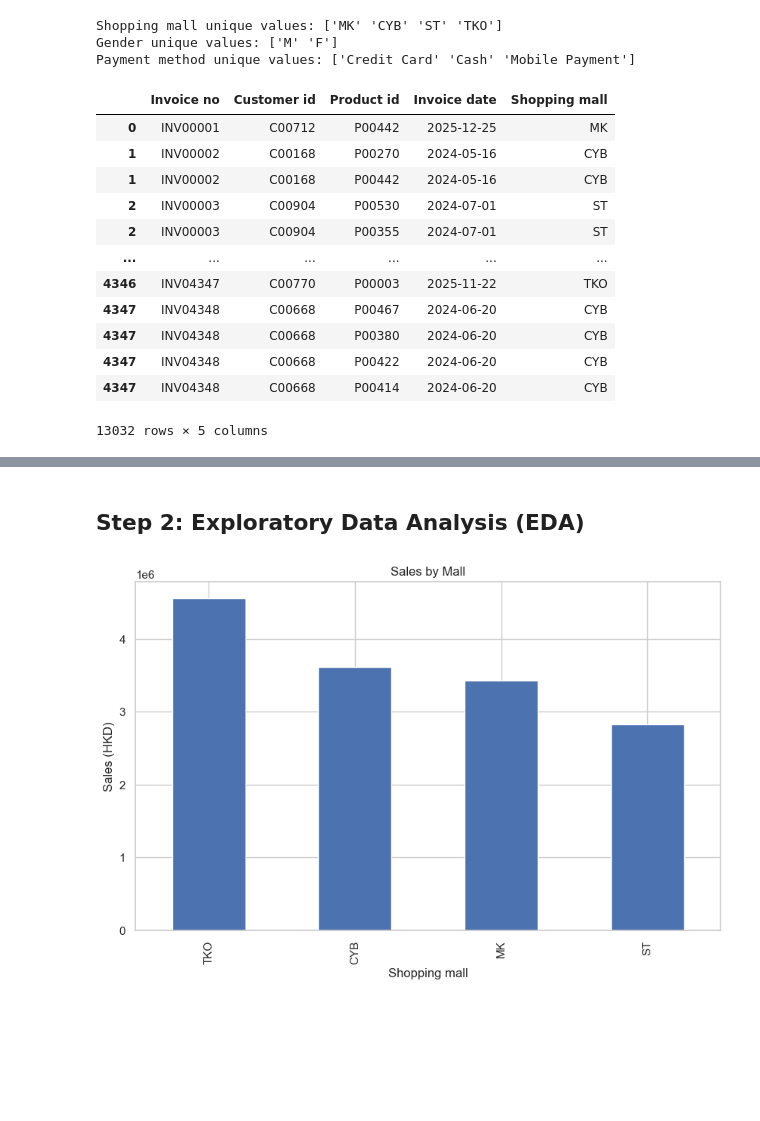
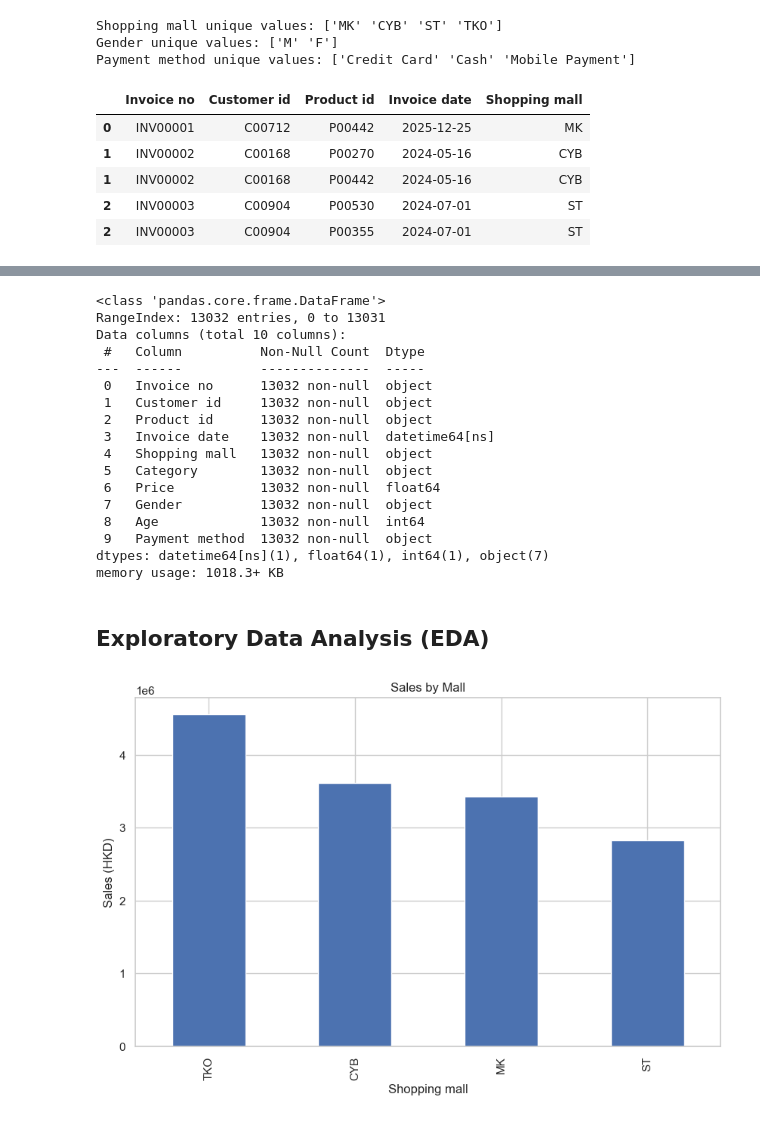
Before and after one commit to PolyU-Computer-Science/Year3-COMP3134-BI-Group-Project, a Jupyter notebook: Group_6.ipynb, the cells around one changed output, grey strips where cells are left out. Drawn from its saved outputs; the diff is of its cells as text; code cells hidden in the pictures; blank space fills up the shorter version.

```diff
--- a/Group_6.ipynb
+++ b/Group_6.ipynb
@@ -142,24 +140,17 @@ Payment method unique values: ['Credit Card' 'Cash' 'Mobile Payment']
 # %%
 # Split multi-product column
 sales_raw['Product id list'] = sales_raw['Product id list'].str.split(',')
 exploded_sales = sales_raw.explode('Product id list')
 # Rename 'Product id list' to 'Product id'
 exploded_sales = exploded_sales.rename(columns={'Product id list': 'Product id'})
-exploded_sales
+exploded_sales.head()
 # %% [output]
 |  | Invoice no | Customer id | Product id | Invoice date | Shopping mall |
 | 0 | INV00001 | C00712 | P00442 | 2025-12-25 | MK |
 | 1 | INV00002 | C00168 | P00270 | 2024-05-16 | CYB |
 | 1 | INV00002 | C00168 | P00442 | 2024-05-16 | CYB |
 | 2 | INV00003 | C00904 | P00530 | 2024-07-01 | ST |
 | 2 | INV00003 | C00904 | P00355 | 2024-07-01 | ST |
-| ... | ... | ... | ... | ... | ... |
-| 4346 | INV04347 | C00770 | P00003 | 2025-11-22 | TKO |
-| 4347 | INV04348 | C00668 | P00467 | 2024-06-20 | CYB |
-| 4347 | INV04348 | C00668 | P00380 | 2024-06-20 | CYB |
-| 4347 | INV04348 | C00668 | P00422 | 2024-06-20 | CYB |
-| 4347 | INV04348 | C00668 | P00414 | 2024-06-20 | CYB |
-13032 rows × 5 columns
 # %%
 # Merged Data
 merged_products = pd.merge(exploded_sales, products, on='Product id', how='left')
@@ -174,8 +165,28 @@ merged_data.head()
 | 2 | INV00002 | C00168 | P00442 | 2024-05-16 | CYB | Toys | 129.62 | M | 22 | ... |
 | 3 | INV00003 | C00904 | P00530 | 2024-07-01 | ST | Clothing | 975.60 | M | 25 | ... |
 | 4 | INV00003 | C00904 | P00355 | 2024-07-01 | ST | Books | 236.37 | M | 25 | ... |
+# %%
+merged_data.info()
+# %% [output]
+<class 'pandas.core.frame.DataFrame'>
+RangeIndex: 13032 entries, 0 to 13031
+Data columns (total 10 columns):
+ #   Column          Non-Null Count  Dtype
+---  ------          --------------  -----
+ 0   Invoice no      13032 non-null  object
+ 1   Customer id     13032 non-null  object
+ 2   Product id      13032 non-null  object
+ 3   Invoice date    13032 non-null  datetime64[ns]
+ 4   Shopping mall   13032 non-null  object
+ 5   Category        13032 non-null  object
+ 6   Price           13032 non-null  float64
+ 7   Gender          13032 non-null  object
+ 8   Age             13032 non-null  int64
+ 9   Payment method  13032 non-null  object
+dtypes: datetime64[ns](1), float64(1), int64(1), object(7)
+memory usage: 1018.3+ KB
 # %% [markdown]
-## Step 2: Exploratory Data Analysis (EDA)
+## Exploratory Data Analysis (EDA)
 # %%
 # Total sales / Sales by mall
 mall_sales = merged_data.groupby('Shopping mall')['Price'].sum().sort_values(ascending=False)
```
Also changed, not shown: parts of 16 cells of this notebook, 7 other files.
